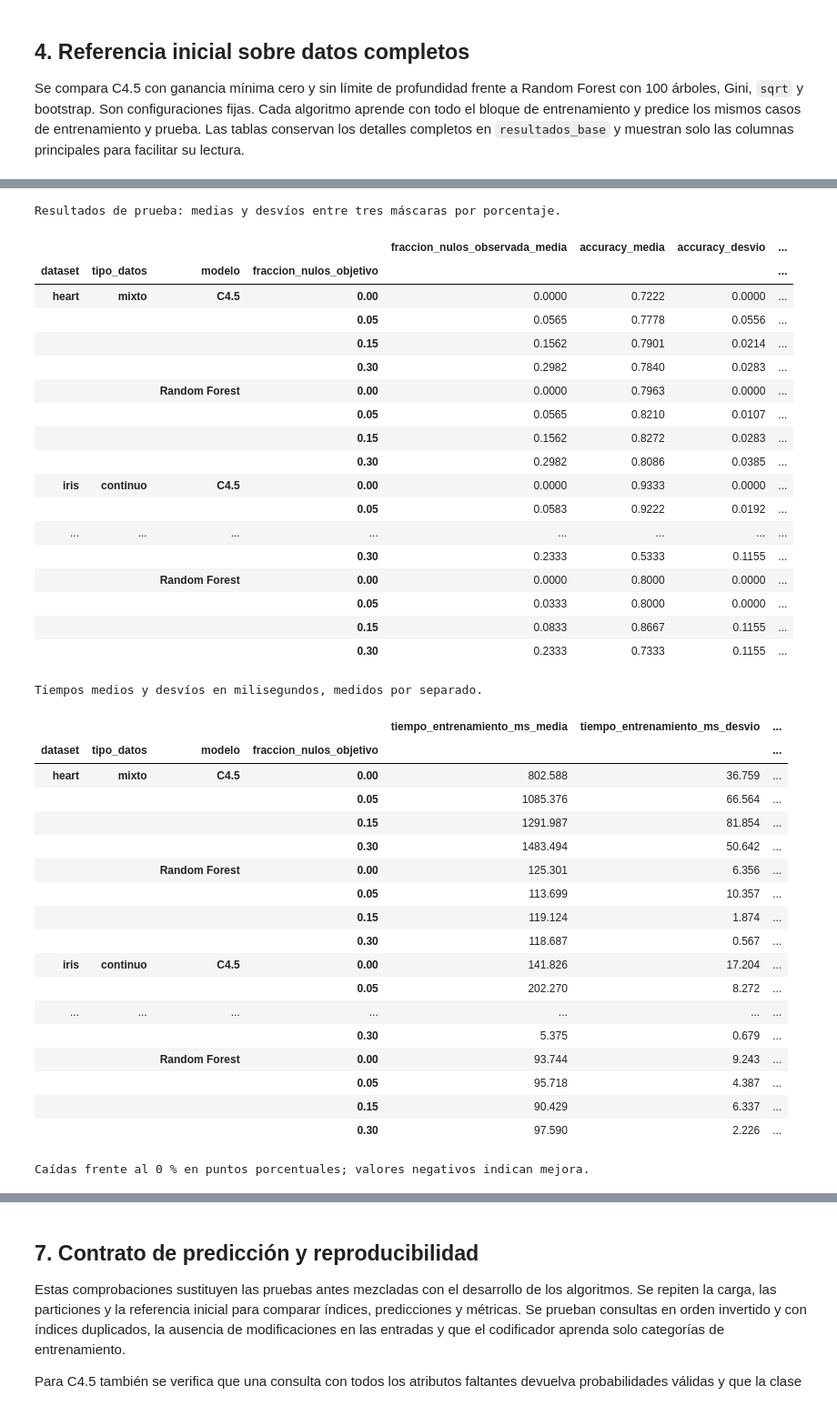
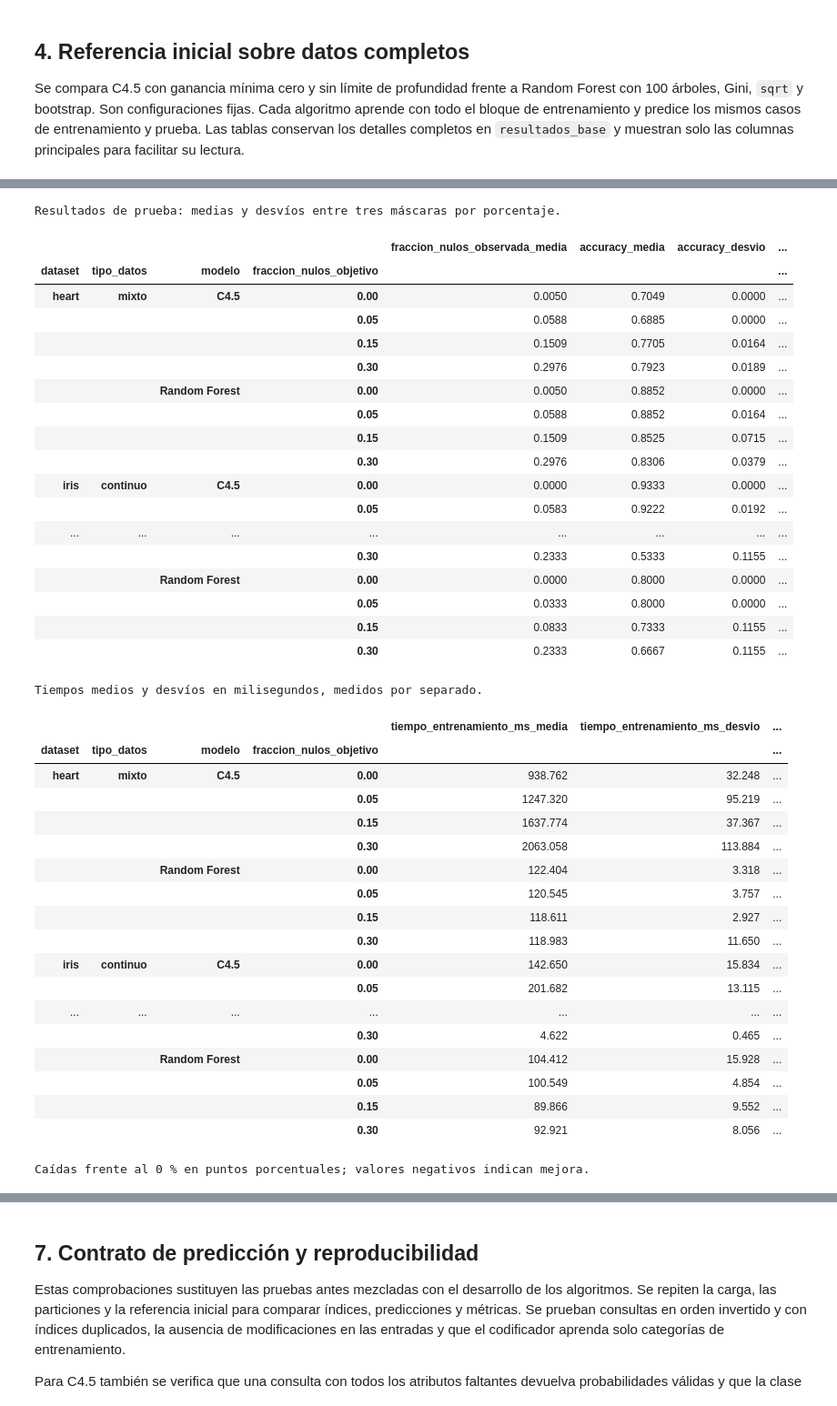
Before and after one commit to marianoInsa/Decision-Tree-vs-Random-Forest, a Jupyter notebook: notebooks/03_experimentos.ipynb, the cells around one changed output, grey strips where cells are left out. Shown at 91% size. Cells and saved outputs as stored; diff of their text form; code cells hidden in the pictures.

```diff
--- a/notebooks/03_experimentos.ipynb
+++ b/notebooks/03_experimentos.ipynb
@@ -308,8 +260,11 @@ for nombre, datos in datasets.items():
     assert caracteristicas.shape == TAMANOS_ESPERADOS[nombre]
     assert objetivos.shape == (len(caracteristicas), 1)
     assert caracteristicas.index.is_unique and caracteristicas.index.equals(objetivos.index)
-    assert not caracteristicas.isna().any().any() and not objetivos.isna().any().any()
-    assert np.isfinite(caracteristicas.select_dtypes(include="number").to_numpy()).all()
+    assert not objetivos.isna().any().any()
+    assert int(caracteristicas.isna().to_numpy().sum()) == (6 if nombre == "heart" else 0)
+    numericas = caracteristicas.select_dtypes(include="number")
+    valores_numericos = numericas.to_numpy(dtype=float)
+    assert np.isfinite(valores_numericos[~np.isnan(valores_numericos)]).all()
     assert objetivos["objetivo"].value_counts().to_dict() == CLASES_ESPERADAS[nombre]
     particiones[nombre] = preparar_particiones(caracteristicas, objetivos, SEMILLA_PARTICION)
     resumen_datos.append({
@@ -595,7 +672,7 @@ def resumir_bateria_faltantes(resultados):
 Se compara C4.5 con ganancia mínima cero y sin límite de profundidad frente a Random Forest con 100 árboles, Gini, `sqrt` y bootstrap. Son configuraciones fijas. Cada algoritmo aprende con todo el bloque de entrenamiento y predice los mismos casos de entrenamiento y prueba. Las tablas conservan los detalles completos en `resultados_base` y muestran solo las columnas principales para facilitar su lectura.
 # %%
 # Ejecutar una configuración fija por modelo para cada tipo de dataset.
-GRILLAS_BASE = {"C4.5": {}, "Random Forest": {}}
+GRILLAS_BASE = {"C4.5": {}, "Random Forest": {"tratamiento_faltantes": ["imputar_frecuente"]}}
 tablas_base = []
 for nombre, datos in datasets.items():
     tablas_base.append(ejecutar_grillas(nombre, datos["tipo"],
@@ -754,7 +831,7 @@ Las tablas muestran Accuracy, F1 macro, F1 ponderado y tiempos. También se cons
 # Mantener una configuración fija por algoritmo en todos los porcentajes y semillas.
 GRILLAS_FALTANTES = {
     "C4.5": {"umbral_ganancia": [0.05], "profundidad_maxima": [6]},
-    "Random Forest": {"numero_arboles": [100], "tratamiento_faltantes": ["imputar"]},
+    "Random Forest": {"numero_arboles": [100], "tratamiento_faltantes": ["imputar_frecuente"]},
 }
 FRACCIONES_FALTANTES = (0.0, 0.05, 0.15, 0.30)
 SEMILLAS_FALTANTES = (42, 43, 44)
@@ -783,59 +860,59 @@ display(resumen_prueba_faltantes.set_index(indice_resumen)[[
     "f1_macro_media", "f1_macro_desvio", "f1_weighted_media", "f1_weighted_desvio"]].round(4))
 
 # Separar los tiempos y las caídas para que las tablas sean fáciles de leer.
 print("Tiempos medios y desvíos en milisegundos, medidos por separado.")
 display(resumen_prueba_faltantes.set_index(indice_resumen)[[
     "tiempo_entrenamiento_ms_media", "tiempo_entrenamiento_ms_desvio",
     "tiempo_inferencia_ms_media", "tiempo_inferencia_ms_desvio"]].round(3))
 print("Caídas frente al 0 % en puntos porcentuales; valores negativos indican mejora.")
 display(resumen_prueba_faltantes.set_index(indice_resumen)[[
     "caida_accuracy_pp_media", "caida_accuracy_pp_desvio",
     "caida_f1_macro_pp_media", "caida_f1_macro_pp_desvio"]].round(2))
 
 # Describir el extremo del 30 % a partir de la tabla, sin escribir métricas a mano.
 for _, registro in resumen_prueba_faltantes.query("fraccion_nulos_objetivo == 0.30").iterrows():
     print(f"{registro['dataset']} · {registro['modelo']}: al 30 % nominal, "
           f"caída media de Accuracy = {registro['caida_accuracy_pp_media']:.2f} pp; "
           f"caída media de F1 macro = {registro['caida_f1_macro_pp_media']:.2f} pp.")
 # %% [output]
 Resultados de prueba: medias y desvíos entre tres máscaras por porcentaje.
 |  |  |  |  | fraccion_nulos_observada_media | accuracy_media | accuracy_desvio | ... |
 | dataset | tipo_datos | modelo | fraccion_nulos_objetivo |  |  |  | ... |
-| heart | mixto | C4.5 | 0.00 | 0.0000 | 0.7222 | 0.0000 | ... |
-|  |  |  | 0.05 | 0.0565 | 0.7778 | 0.0556 | ... |
-|  |  |  | 0.15 | 0.1562 | 0.7901 | 0.0214 | ... |
-|  |  |  | 0.30 | 0.2982 | 0.7840 | 0.0283 | ... |
-|  |  | Random Forest | 0.00 | 0.0000 | 0.7963 | 0.0000 | ... |
-|  |  |  | 0.05 | 0.0565 | 0.8210 | 0.0107 | ... |
-|  |  |  | 0.15 | 0.1562 | 0.8272 | 0.0283 | ... |
-|  |  |  | 0.30 | 0.2982 | 0.8086 | 0.0385 | ... |
+| heart | mixto | C4.5 | 0.00 | 0.0050 | 0.7049 | 0.0000 | ... |
+|  |  |  | 0.05 | 0.0588 | 0.6885 | 0.0000 | ... |
+|  |  |  | 0.15 | 0.1509 | 0.7705 | 0.0164 | ... |
+|  |  |  | 0.30 | 0.2976 | 0.7923 | 0.0189 | ... |
+|  |  | Random Forest | 0.00 | 0.0050 | 0.8852 | 0.0000 | ... |
+|  |  |  | 0.05 | 0.0588 | 0.8852 | 0.0164 | ... |
+|  |  |  | 0.15 | 0.1509 | 0.8525 | 0.0715 | ... |
+|  |  |  | 0.30 | 0.2976 | 0.8306 | 0.0379 | ... |
 | iris | continuo | C4.5 | 0.00 | 0.0000 | 0.9333 | 0.0000 | ... |
 |  |  |  | 0.05 | 0.0583 | 0.9222 | 0.0192 | ... |
 | ... | ... | ... | ... | ... | ... | ... | ... |
 |  |  |  | 0.30 | 0.2333 | 0.5333 | 0.1155 | ... |
 |  |  | Random Forest | 0.00 | 0.0000 | 0.8000 | 0.0000 | ... |
 |  |  |  | 0.05 | 0.0333 | 0.8000 | 0.0000 | ... |
-|  |  |  | 0.15 | 0.0833 | 0.8667 | 0.1155 | ... |
-|  |  |  | 0.30 | 0.2333 | 0.7333 | 0.1155 | ... |
+|  |  |  | 0.15 | 0.0833 | 0.7333 | 0.1155 | ... |
+|  |  |  | 0.30 | 0.2333 | 0.6667 | 0.1155 | ... |
 Tiempos medios y desvíos en milisegundos, medidos por separado.
 |  |  |  |  | tiempo_entrenamiento_ms_media | tiempo_entrenamiento_ms_desvio | ... |
 | dataset | tipo_datos | modelo | fraccion_nulos_objetivo |  |  | ... |
-| heart | mixto | C4.5 | 0.00 | 802.588 | 36.759 | ... |
-|  |  |  | 0.05 | 1085.376 | 66.564 | ... |
-|  |  |  | 0.15 | 1291.987 | 81.854 | ... |
-|  |  |  | 0.30 | 1483.494 | 50.642 | ... |
-|  |  | Random Forest | 0.00 | 125.301 | 6.356 | ... |
-|  |  |  | 0.05 | 113.699 | 10.357 | ... |
-|  |  |  | 0.15 | 119.124 | 1.874 | ... |
-|  |  |  | 0.30 | 118.687 | 0.567 | ... |
-| iris | continuo | C4.5 | 0.00 | 141.826 | 17.204 | ... |
-|  |  |  | 0.05 | 202.270 | 8.272 | ... |
+| heart | mixto | C4.5 | 0.00 | 938.762 | 32.248 | ... |
+|  |  |  | 0.05 | 1247.320 | 95.219 | ... |
+|  |  |  | 0.15 | 1637.774 | 37.367 | ... |
+|  |  |  | 0.30 | 2063.058 | 113.884 | ... |
+|  |  | Random Forest | 0.00 | 122.404 | 3.318 | ... |
+|  |  |  | 0.05 | 120.545 | 3.757 | ... |
+|  |  |  | 0.15 | 118.611 | 2.927 | ... |
+|  |  |  | 0.30 | 118.983 | 11.650 | ... |
+| iris | continuo | C4.5 | 0.00 | 142.650 | 15.834 | ... |
+|  |  |  | 0.05 | 201.682 | 13.115 | ... |
 | ... | ... | ... | ... | ... | ... | ... |
-|  |  |  | 0.30 | 5.375 | 0.679 | ... |
-|  |  | Random Forest | 0.00 | 93.744 | 9.243 | ... |
-|  |  |  | 0.05 | 95.718 | 4.387 | ... |
-|  |  |  | 0.15 | 90.429 | 6.337 | ... |
-|  |  |  | 0.30 | 97.590 | 2.226 | ... |
+|  |  |  | 0.30 | 4.622 | 0.465 | ... |
+|  |  | Random Forest | 0.00 | 104.412 | 15.928 | ... |
+|  |  |  | 0.05 | 100.549 | 4.854 | ... |
+|  |  |  | 0.15 | 89.866 | 9.552 | ... |
+|  |  |  | 0.30 | 92.921 | 8.056 | ... |
 Caídas frente al 0 % en puntos porcentuales; valores negativos indican mejora.
 |  |  |  |  | caida_accuracy_pp_media | caida_accuracy_pp_desvio | ... |
 | dataset | tipo_datos | modelo | fraccion_nulos_objetivo |  |  | ... |
```
Also changed, not shown: parts of 16 cells of this notebook, 30 other files.
